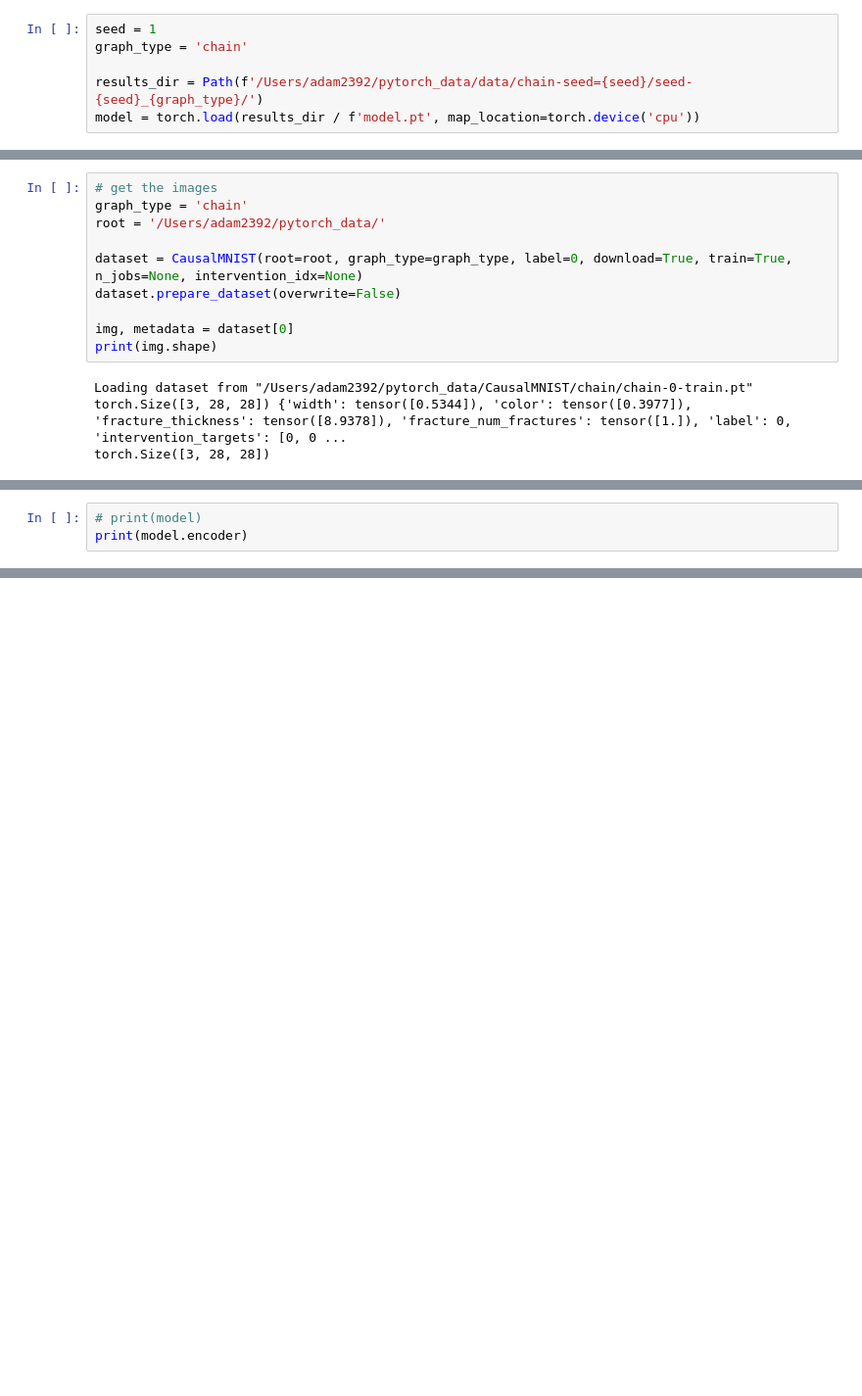
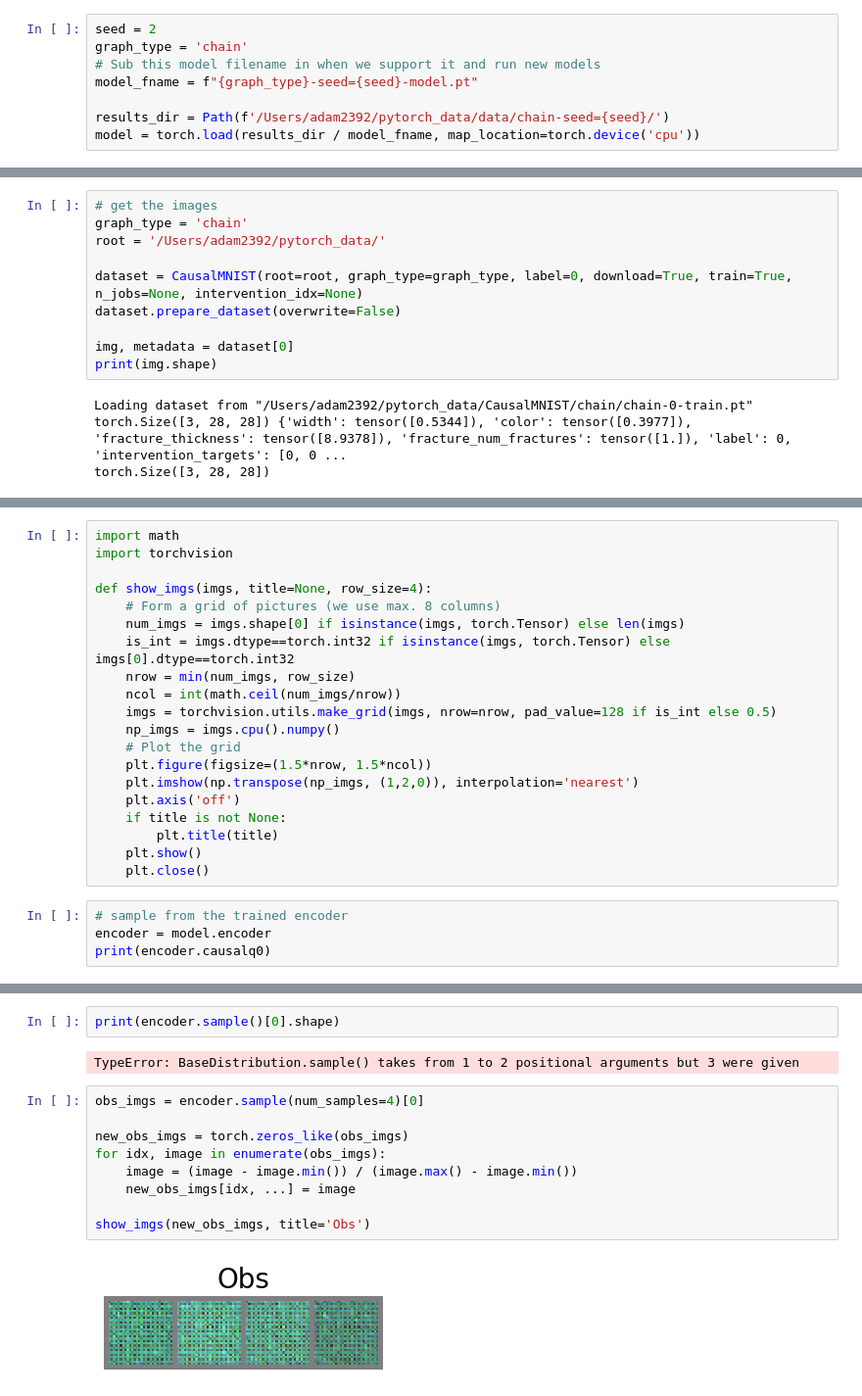
Before and after one commit to tree1111/CDRL, a Jupyter notebook: notebooks/Inspect Trained Models.ipynb, the cells around one changed output, grey strips where cells are left out. Shown at 98% size. Drawn from its saved outputs; the diff is of its cells as text; blank space fills up the shorter version.

```diff
--- a/notebooks/Inspect Trained Models.ipynb
+++ b/notebooks/Inspect Trained Models.ipynb
@@ -21,8 +25,10 @@ from gendis.datasets import CausalMNIST
 import matplotlib.pyplot as plt
 import seaborn as sns
 # %%
-seed = 1
+seed = 2
 graph_type = 'chain'
+# Sub this model filename in when we support it and run new models
+model_fname = f"{graph_type}-seed={seed}-model.pt"
 
-results_dir = Path(f'/Users/adam2392/pytorch_data/data/chain-seed={seed}/seed-{seed}_{graph_type}/')
-model = torch.load(results_dir / f'model.pt', map_location=torch.device('cpu'))
+results_dir = Path(f'/Users/adam2392/pytorch_data/data/chain-seed={seed}/')
+model = torch.load(results_dir / model_fname, map_location=torch.device('cpu'))
@@ -47,4 +154,25 @@ torch.Size([3, 28, 28])
+# %%
+import math
+import torchvision
+
+def show_imgs(imgs, title=None, row_size=4):
+    # Form a grid of pictures (we use max. 8 columns)
+    num_imgs = imgs.shape[0] if isinstance(imgs, torch.Tensor) else len(imgs)
+    is_int = imgs.dtype==torch.int32 if isinstance(imgs, torch.Tensor) else imgs[0].dtype==torch.int32
+    nrow = min(num_imgs, row_size)
+    ncol = int(math.ceil(num_imgs/nrow))
+    imgs = torchvision.utils.make_grid(imgs, nrow=nrow, pad_value=128 if is_int else 0.5)
+    np_imgs = imgs.cpu().numpy()
+    # Plot the grid
+    plt.figure(figsize=(1.5*nrow, 1.5*ncol))
+    plt.imshow(np.transpose(np_imgs, (1,2,0)), interpolation='nearest')
+    plt.axis('off')
+    if title is not None:
+        plt.title(title)
+    plt.show()
+    plt.close()
 # %%
-# print(model)
-print(model.encoder)
+# sample from the trained encoder
+encoder = model.encoder
+print(encoder.causalq0)
 # %% [output]
@@ -65,3 +193,18 @@ NonparametricClusteredCausalEncoder(
     )
   )
 )
+# %%
+print(encoder.sample()[0].shape)
+# %% [output]
+TypeError: BaseDistribution.sample() takes from 1 to 2 positional arguments but 3 were given
+# %%
+obs_imgs = encoder.sample(num_samples=4)[0]
+
+new_obs_imgs = torch.zeros_like(obs_imgs)
+for idx, image in enumerate(obs_imgs):
+    image = (image - image.min()) / (image.max() - image.min())
+    new_obs_imgs[idx, ...] = image
+
+show_imgs(new_obs_imgs, title='Obs')
+# %% [output]
+[figure, added]
```
Also changed, not shown: parts of 18 cells of this notebook, 7 other files.
